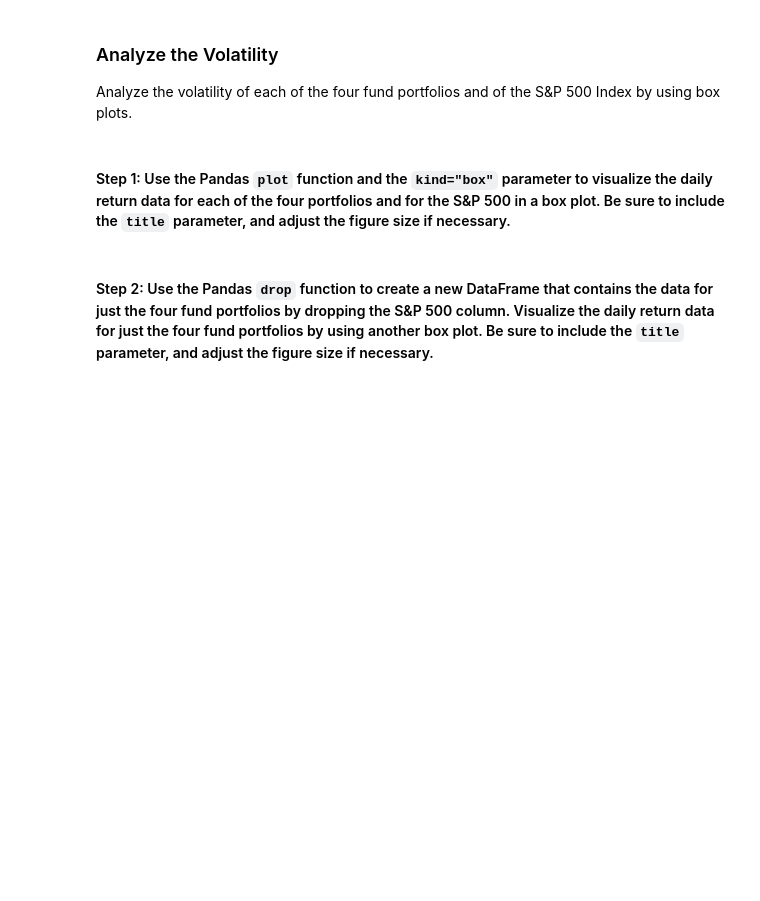
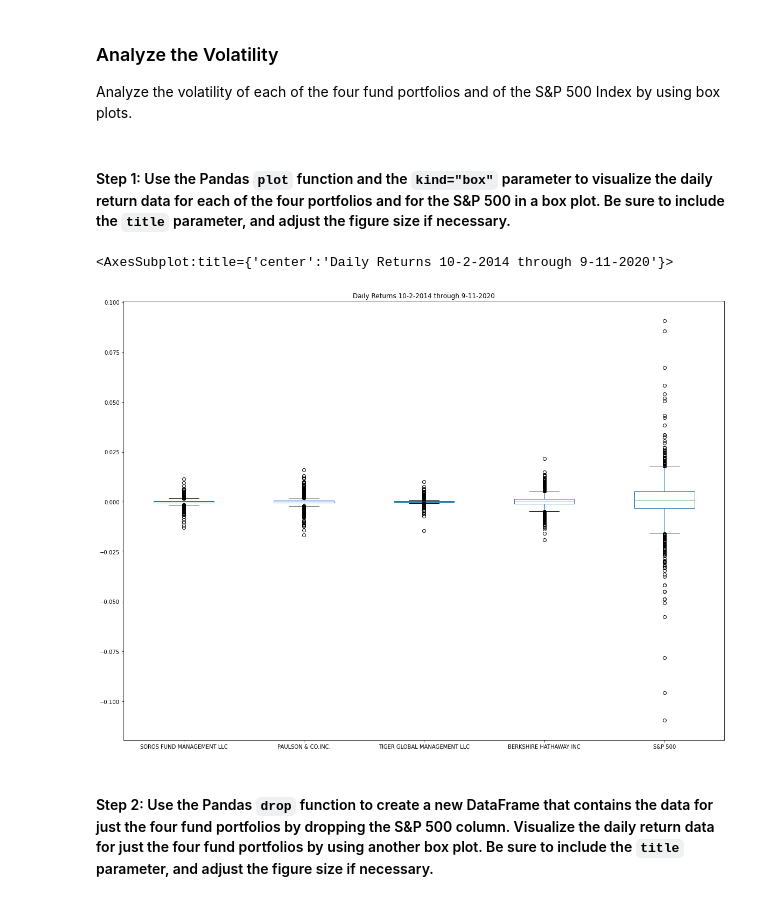
Before and after one commit to Hderek22/Module_4, a Jupyter notebook: module_4/risk_return_analysis.ipynb, the cells around one changed output. Saved outputs shown, nothing was run; the diff lists cells and outputs as text; code cells hidden in the pictures; blank space fills up the shorter version.

```diff
--- a/module_4/risk_return_analysis.ipynb
+++ b/module_4/risk_return_analysis.ipynb
@@ -195,7 +195,10 @@ Analyze the volatility of each of the four fund portfolios and of the S&P 500 In
 # %%
 # Use the daily return data to create box plots to visualize the volatility of the 4 funds and the S&P 500
 # Include a title parameter and adjust the figure size
-# YOUR CODE HERE
+daily_returns.plot.box(figsize=(20,15), title='Daily Returns 10-2-2014 through 9-11-2020')
+# %% [output]
+<AxesSubplot:title={'center':'Daily Returns 10-2-2014 through 9-11-2020'}>
+[figure, added]
 # %% [markdown]
 #### Step 2: Use the Pandas `drop` function to create a new DataFrame that contains the data for just the four fund portfolios by dropping the S&P 500 column. Visualize the daily return data for just the four fund portfolios by using another box plot. Be sure to include the `title` parameter, and adjust the figure size if necessary.
 # %%
```
Also changed, not shown: parts of 24 cells of this notebook.
